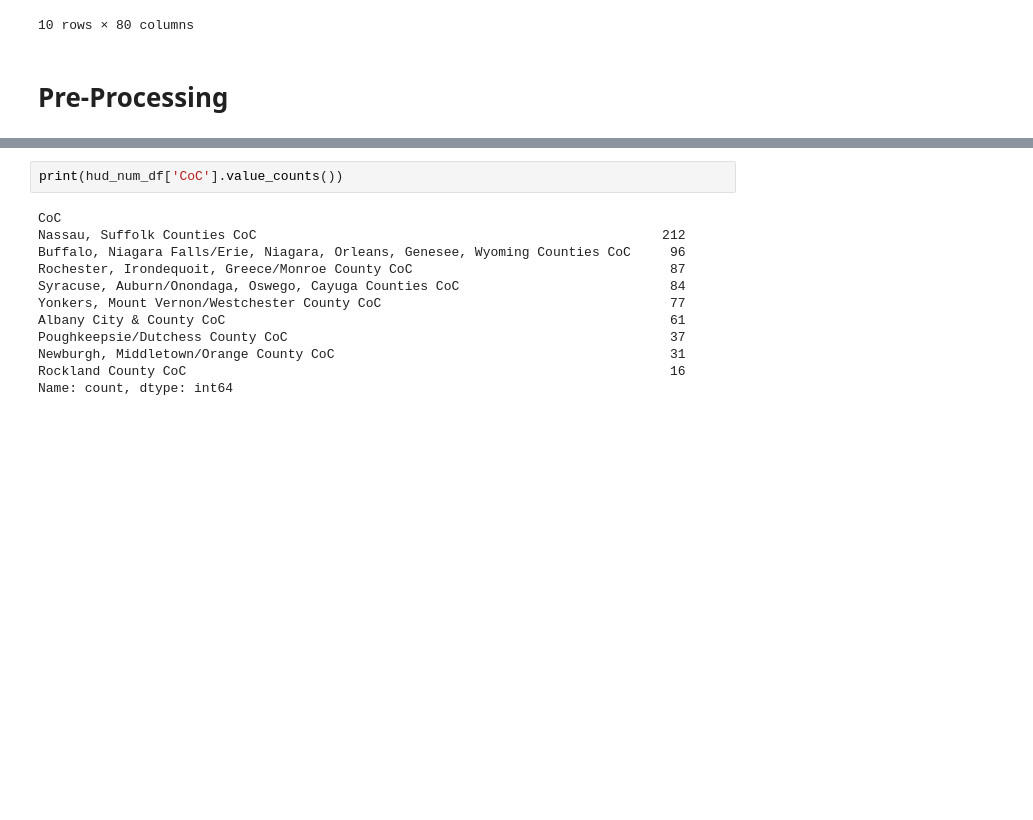
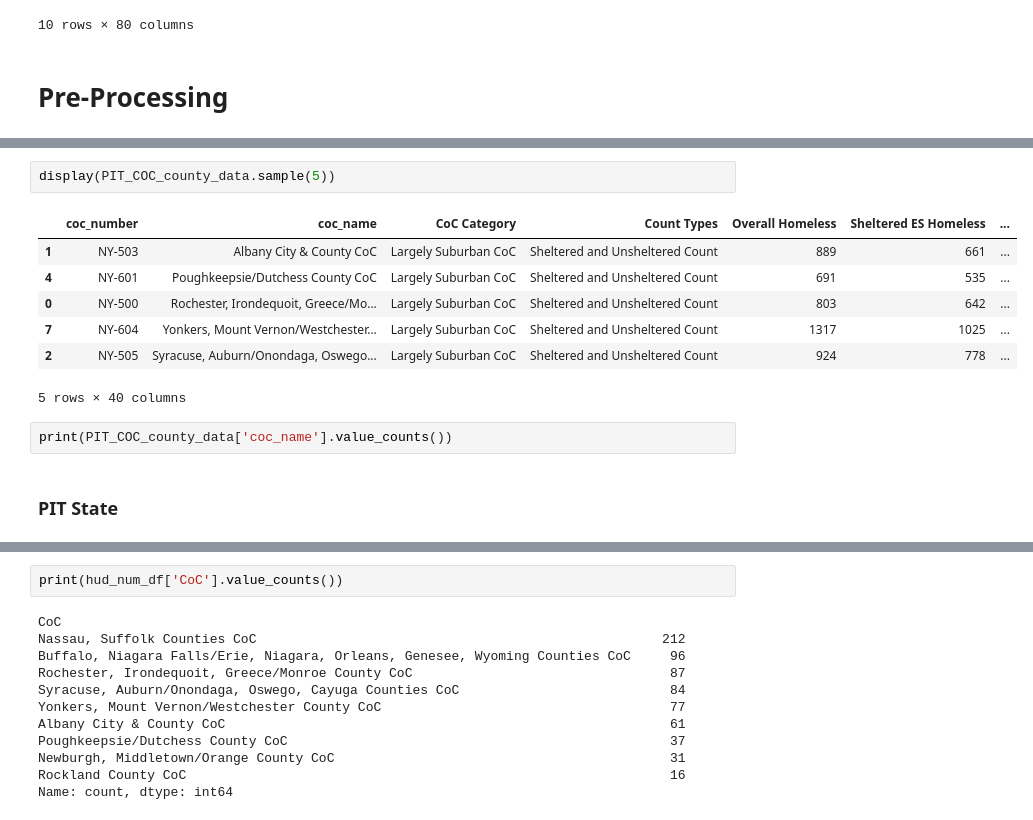
Before and after one commit to LDeYoung17/housing-data-study, a Jupyter notebook: notebooks/EDA_ML.ipynb, the cells around one changed output, grey strips where cells are left out. Cells and saved outputs as stored; diff of their text form; blank space fills up the shorter version.

```diff
--- a/notebooks/EDA_ML.ipynb
+++ b/notebooks/EDA_ML.ipynb
@@ -700,0 +723,14 @@ display(hud_num_df.sample(10))
+# %%
+display(PIT_COC_county_data.sample(5))
+# %% [output]
+|  | coc_number | coc_name | CoC Category | Count Types | Overall Homeless | Sheltered ES Homeless | ... |
+| 1 | NY-503 | Albany City & County CoC | Largely Suburban CoC | Sheltered and Unsheltered Count | 889 | 661 | ... |
+| 4 | NY-601 | Poughkeepsie/Dutchess County CoC | Largely Suburban CoC | Sheltered and Unsheltered Count | 691 | 535 | ... |
+| 0 | NY-500 | Rochester, Irondequoit, Greece/Mo... | Largely Suburban CoC | Sheltered and Unsheltered Count | 803 | 642 | ... |
+| 7 | NY-604 | Yonkers, Mount Vernon/Westchester... | Largely Suburban CoC | Sheltered and Unsheltered Count | 1317 | 1025 | ... |
+| 2 | NY-505 | Syracuse, Auburn/Onondaga, Oswego... | Largely Suburban CoC | Sheltered and Unsheltered Count | 924 | 778 | ... |
+5 rows × 40 columns
+# %%
+print(PIT_COC_county_data['coc_name'].value_counts())
+# %% [markdown]
+<h3>PIT State</h3>
```
Also changed, not shown: parts of 7 cells of this notebook.
